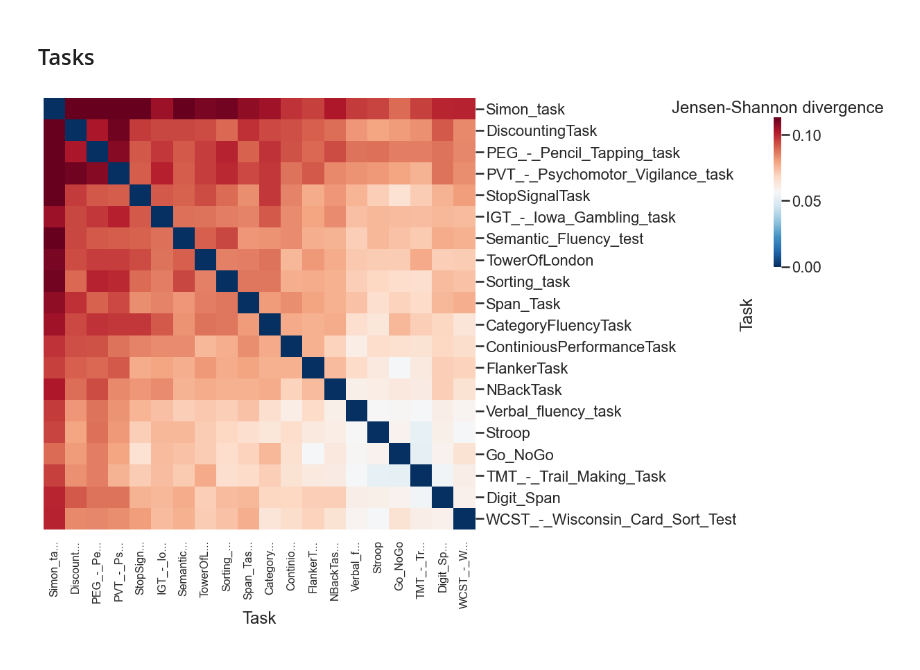
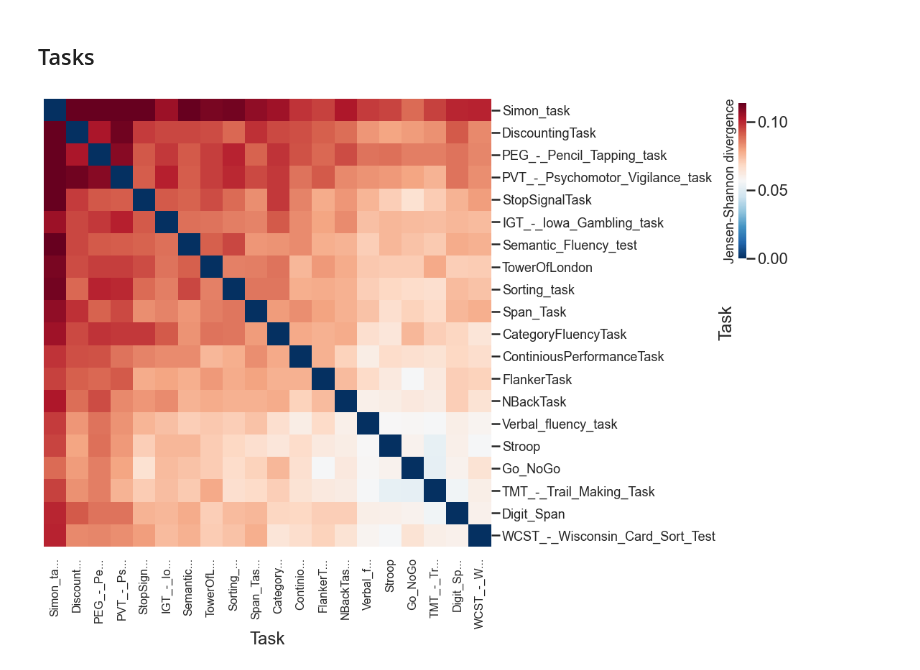
Before and after one commit to morteza/CogText, a Jupyter notebook: notebooks/9 KL Gaps.ipynb, the cells around one changed output. Saved outputs shown, nothing was run; the diff lists cells and outputs as text; code cells hidden in the pictures.

Commit message:
update cogsci2022 figures
Former-commit-id: ef8ea23d19b2af9acc3c3ad3a5489fc4a1c3f824

```diff
--- a/notebooks/9 KL Gaps.ipynb
+++ b/notebooks/9 KL Gaps.ipynb
@@ -156,22 +156,23 @@ dashbio.Clustergram(
 # %%
 js_losses_tasks = js_losses.drop(index=constructs, columns=constructs, errors='ignore')
 
 g = sns.clustermap(
   js_losses_tasks,
   figsize=(15,15),
   dendrogram_ratio=0.00001,
-  cbar_pos=(1,0.75,.01,.2),
+  cbar_pos=(.92,0.77,.01,.2),
   cmap='RdBu_r', robust=True)
 
 g.ax_heatmap.set(xlabel='Task', ylabel='Task')
 
 ax = g.ax_heatmap
 # ax.set_xlabel('xlabel', fontsize=8)
 ax.set_xticklabels(
   [f'{l._text[:8]}...' if len(l._text)>8 else l for l in ax.get_xticklabels()], fontsize=16)
+ax.set_yticklabels(ax.get_yticklabels(), fontsize=18)
 
-g.ax_cbar.set(title='Jensen-Shannon divergence')
+g.ax_cbar.set_title('Jensen-Shannon divergence', fontsize=18, rotation=90, x=-1, y=-.04)
 
 plt.show()
 # %% [output]
-[figure, old version]
+[figure, new version]
```
Also changed, not shown: 2 other files.
